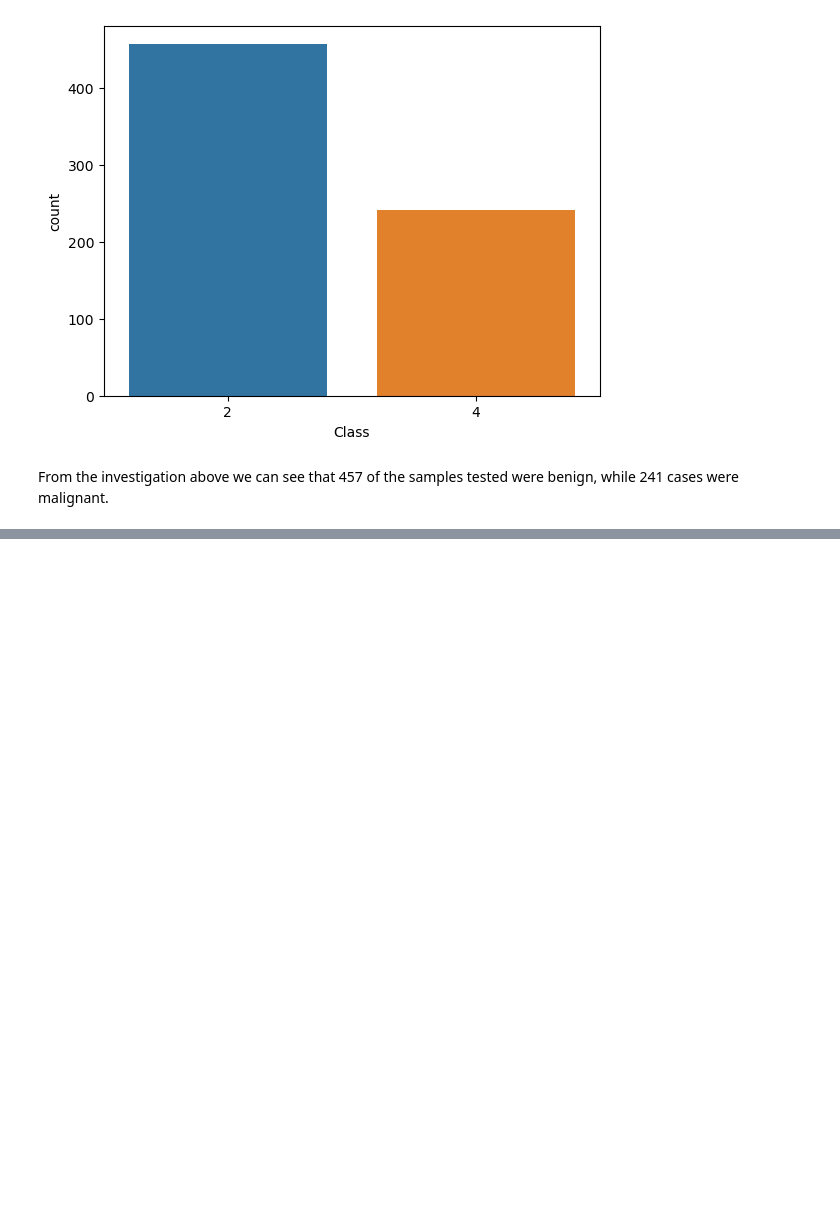
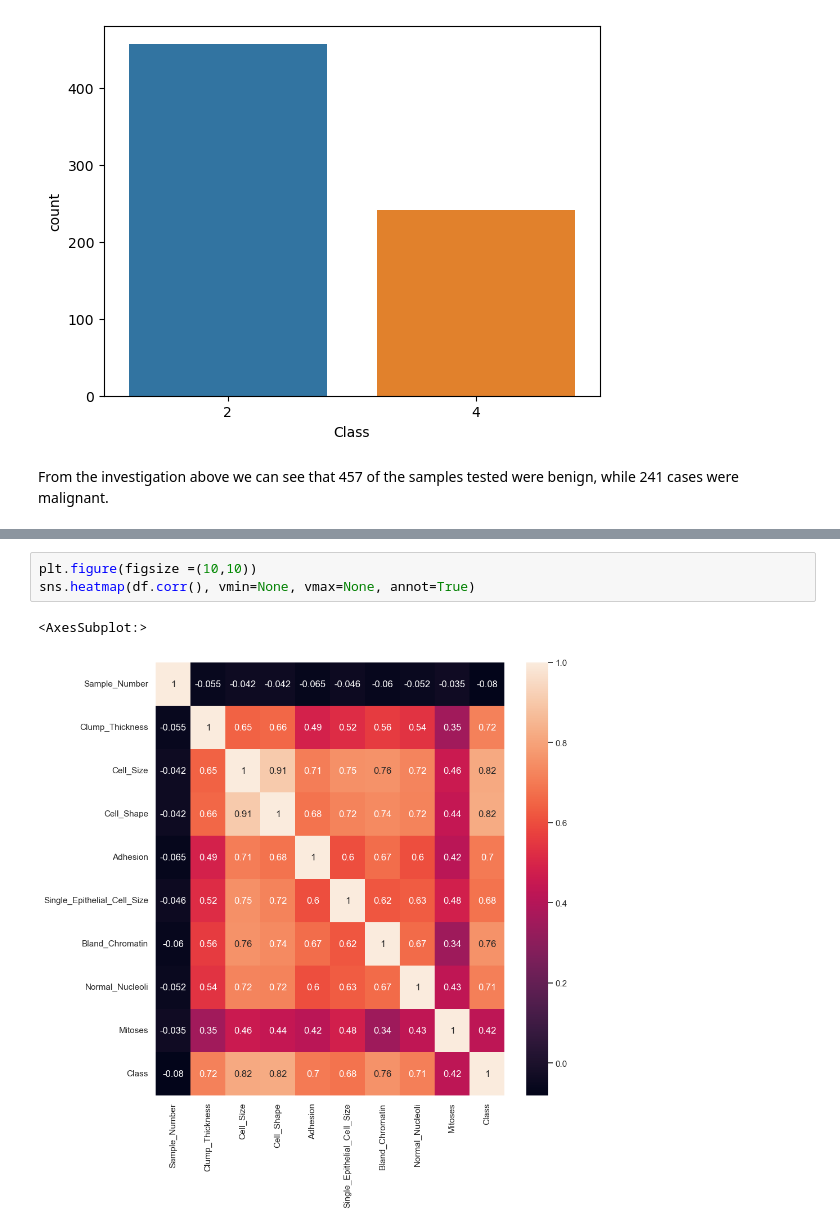
Before and after one commit to SeanE15/Programming_for_data_analysis_II, a Jupyter notebook: Assignment_2_PfDA.ipynb, the cells around one changed output, grey strips where cells are left out. Cells and saved outputs as stored; diff of their text form; blank space fills up the shorter version.

```diff
--- a/Assignment_2_PfDA.ipynb
+++ b/Assignment_2_PfDA.ipynb
@@ -106,0 +116,6 @@ plt.show
+# %%
+plt.figure(figsize =(10,10))
+sns.heatmap(df.corr(), vmin=None, vmax=None, annot=True)
+# %% [output]
+<AxesSubplot:>
+[figure, added]
```
Also changed, not shown: parts of 5 cells of this notebook, 1 other file.
